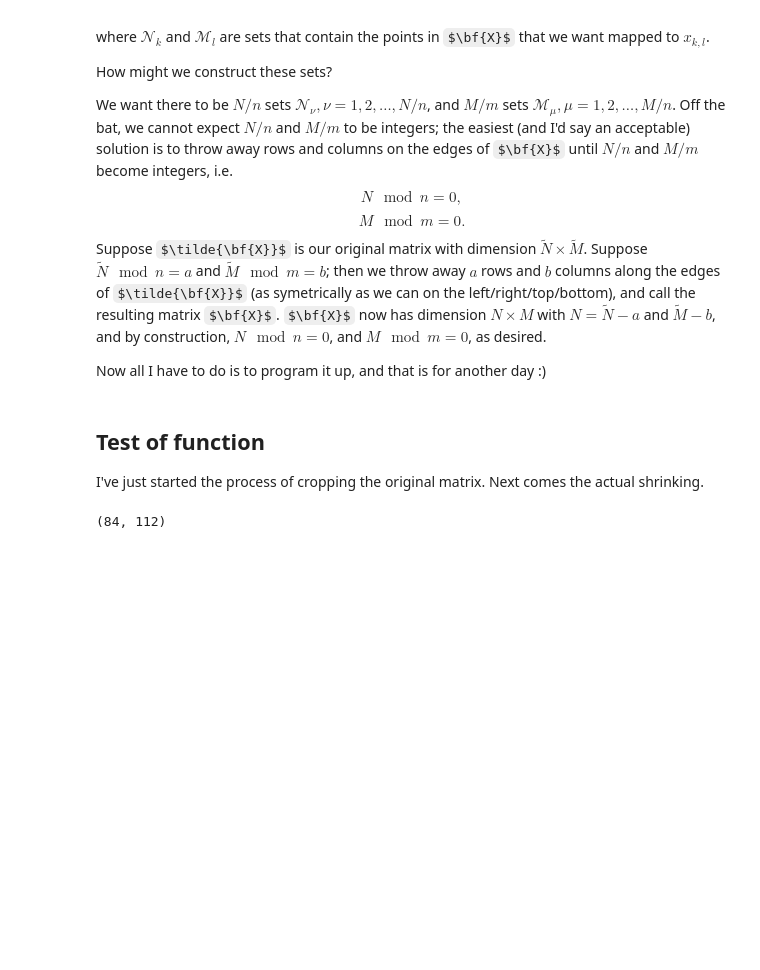
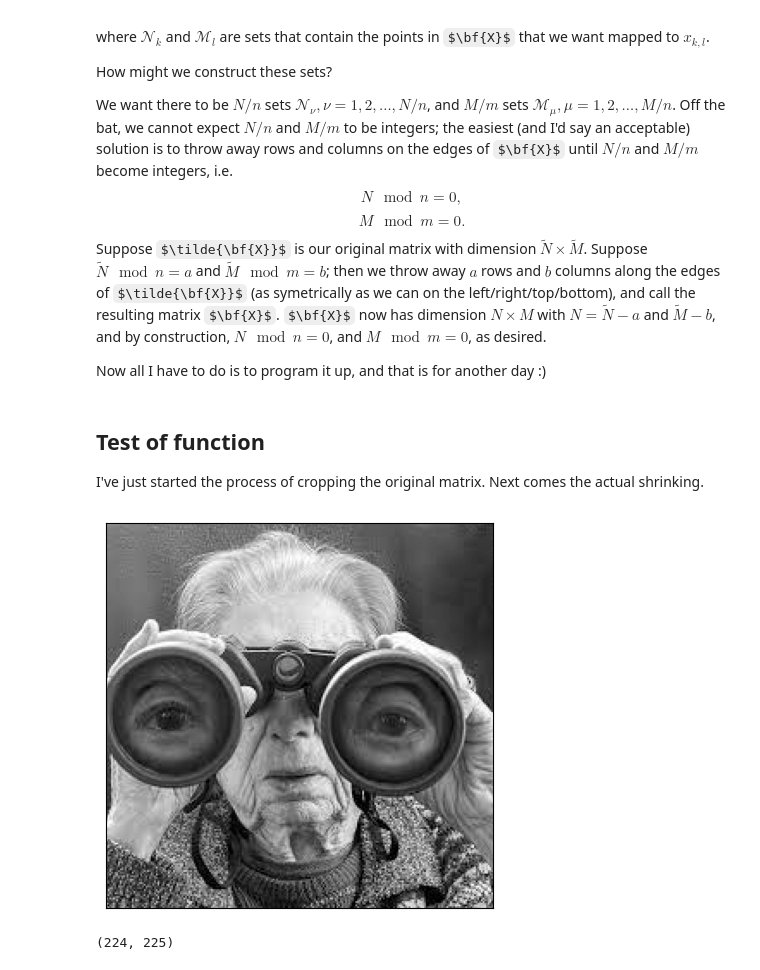
Before and after one commit to magnushelliesen/matrix-mapper, a Jupyter notebook: matrix-mapper-test.ipynb, the cells around one changed output. Saved outputs shown, nothing was run; the diff lists cells and outputs as text; code cells hidden in the pictures; some formulas as TeX source; blank space fills up the shorter version.

```diff
--- a/matrix-mapper-test.ipynb
+++ b/matrix-mapper-test.ipynb
@@ -50,5 +51,16 @@ x = matrix_mapper(X, 28, 28)
-# %%
-# The cropped matrix has dimensions that are integer multiples of what I want :)
-x.shape
-# %% [output]
-(84, 112)
+# %%
+image = Image.open('test-picture.jpeg')
+X = np.asarray(image)
+X = X.mean(axis=2)
+# %%
+plt.figure(figsize=(5, 5))
+plt.imshow(X, cmap='gray')
+plt.xticks([])
+plt.yticks([])
+plt.show()
+# %% [output]
+[figure, added]
+# %%
+X.shape
+# %% [output]
+(224, 225)
```
Also changed, not shown: parts of 5 cells of this notebook, 2 other files.
